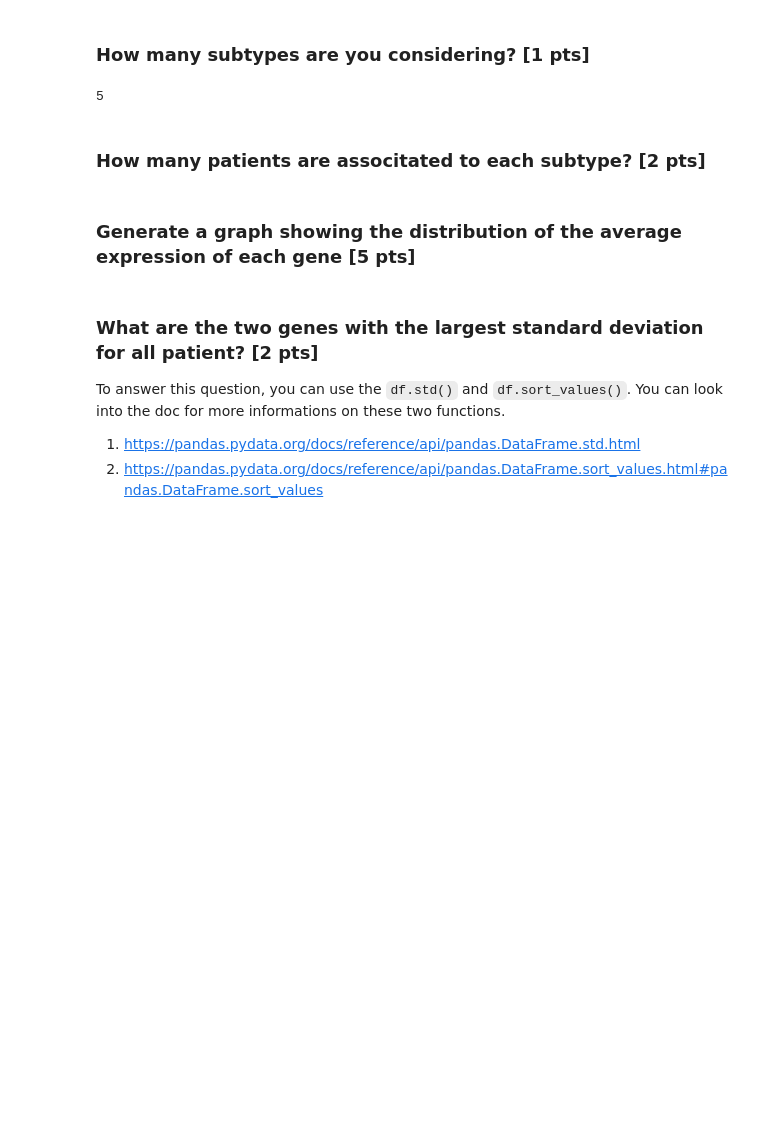
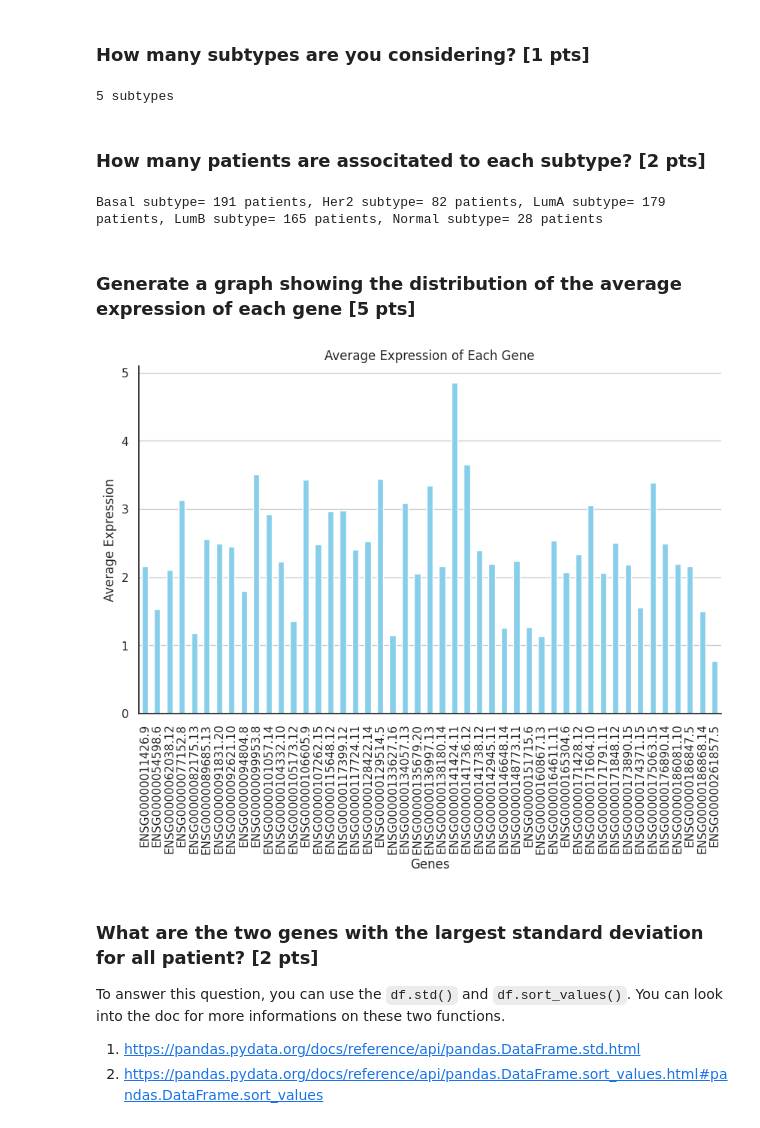
Before and after one commit to melisaFG/S24_data_analysis, a Jupyter notebook: notebooks/exercices_good_practices.ipynb, the cells around one changed output. Drawn from its saved outputs; the diff is of its cells as text; code cells hidden in the pictures; blank space fills up the shorter version.

```diff
--- a/notebooks/exercices_good_practices.ipynb
+++ b/notebooks/exercices_good_practices.ipynb
@@ -91,7 +94,7 @@ You can use one of the dataframe as the 'main' one, and then rename its columns
 **Show a preview/overview of your dataframe**
 # %%
 data = gene_expression
-data.columns = genes_id[0]
+data.columns = genes_id.iloc[:,0]
 data.loc[:, "Clinical_subtypes"] = patient_subtypes.iloc[:, 0]
 
 data.head()
@@ -108,13 +111,33 @@ data.head()
 # %% [markdown]
 ### How many subtypes are you considering? [1 pts]
 # %%
-data.Clinical_subtypes.nunique()
+print(data.Clinical_subtypes.nunique(), "subtypes")
 # %% [output]
-5
+5 subtypes
 # %% [markdown]
 ### How many patients are associtated to each subtype? [2 pts]
+# %%
+data.groupby("Clinical_subtypes").count()
+
+print("Basal subtype= 191 patients, Her2 subtype= 82 patients, LumA subtype= 179 patients, LumB subtype= 165 patients, Normal subtype= 28 patients")
+# %% [output]
+Basal subtype= 191 patients, Her2 subtype= 82 patients, LumA subtype= 179 patients, LumB subtype= 165 patients, Normal subtype= 28 patients
 # %% [markdown]
 ### Generate a graph showing the distribution of the average expression of each gene [5 pts]
+# %%
+average_expression = data.loc[:, "ENSG00000011426.9":"ENSG00000261857.5"].mean()
+average_expression
+
+plt.figure(figsize=(10, 6))
+average_expression.plot(kind='bar', color='skyblue')
+plt.title('Average Expression of Each Gene')
+plt.xlabel('Genes')
+plt.ylabel('Average Expression')
+plt.grid(axis='y')
+sns.despine()
+plt.show()
+# %% [output]
+[figure, added]
 # %% [markdown]
 ### What are the two genes with the largest standard deviation for all patient? [2 pts]
 To answer this question, you can use the `df.std()` and `df.sort_values()`. You can look into the doc for more informations on these two functions.
```
Also changed, not shown: parts of 6 cells of this notebook.
